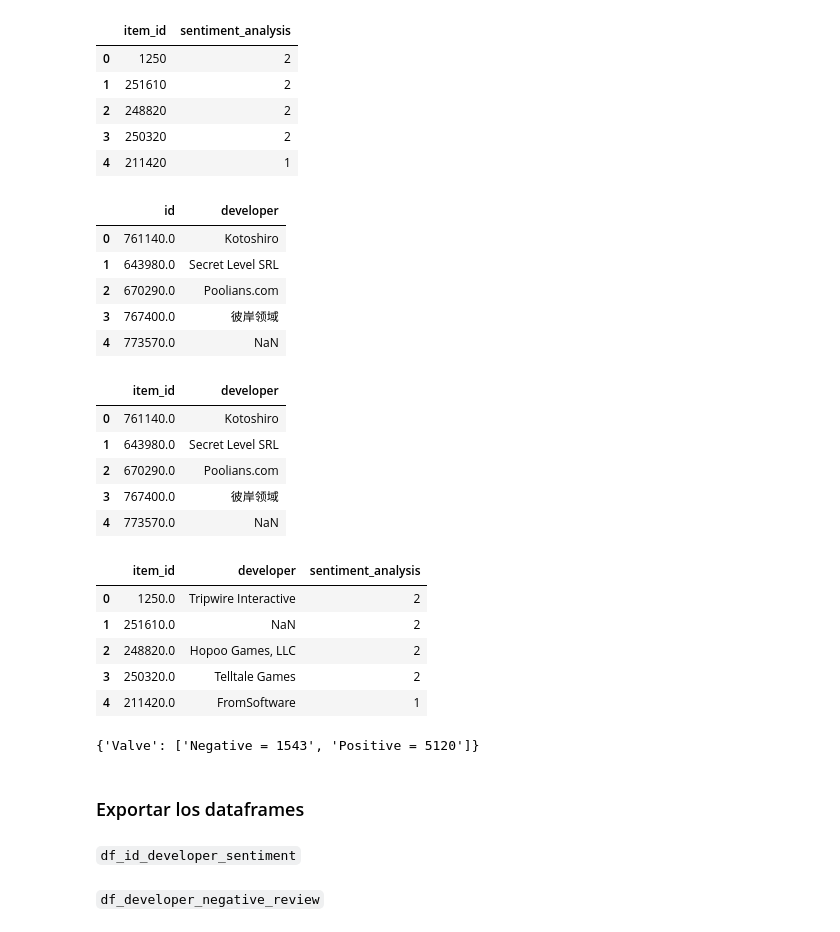
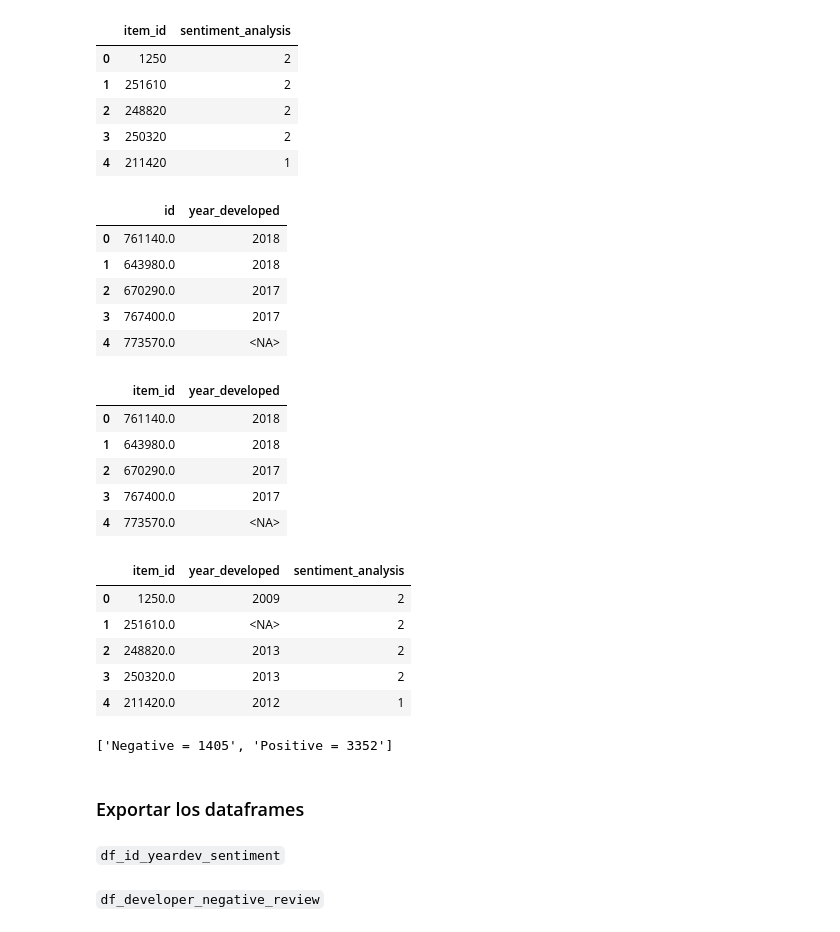
Before and after one commit to maxilucchesi/PI-MLOps, a Jupyter notebook: endpoints.ipynb, the cells around one changed output. Drawn from its saved outputs; the diff is of its cells as text; code cells hidden in the pictures.

````diff
--- a/endpoints.ipynb
+++ b/endpoints.ipynb
@@ -207,41 +207,41 @@ df_id_sentiment.head()
 # %%
 # Lo mismo, para el dataframe de steam_games
 
-df_id_developer = df_steam_games[['id', 'developer']]
-df_id_developer.head()
+df_id_yeardev = df_steam_games[['id', 'year_developed']]
+df_id_yeardev.head()
 # %% [output]
-|  | id | developer |
-| 0 | 761140.0 | Kotoshiro |
-| 1 | 643980.0 | Secret Level SRL |
-| 2 | 670290.0 | Poolians.com |
-| 3 | 767400.0 | 彼岸领域 |
-| 4 | 773570.0 | NaN |
+|  | id | year_developed |
+| 0 | 761140.0 | 2018 |
+| 1 | 643980.0 | 2018 |
+| 2 | 670290.0 | 2017 |
+| 3 | 767400.0 | 2017 |
+| 4 | 773570.0 | <NA> |
 # %%
 # Como se van a unir por id de juego, hay que renombrar las columnas para que coincidan
 
 # En el df de los developers, se cambia 'id' por 'item_id'
 
-df_id_developer = df_id_developer.rename(columns={'id': 'item_id'})
-df_id_developer.head()
+df_id_yeardev = df_id_yeardev.rename(columns={'id': 'item_id'})
+df_id_yeardev.head()
 # %% [output]
-|  | item_id | developer |
-| 0 | 761140.0 | Kotoshiro |
-| 1 | 643980.0 | Secret Level SRL |
-| 2 | 670290.0 | Poolians.com |
-| 3 | 767400.0 | 彼岸领域 |
-| 4 | 773570.0 | NaN |
+|  | item_id | year_developed |
+| 0 | 761140.0 | 2018 |
+| 1 | 643980.0 | 2018 |
+| 2 | 670290.0 | 2017 |
+| 3 | 767400.0 | 2017 |
+| 4 | 773570.0 | <NA> |
 # %%
 # Se mergean los dataframes
 
-df_id_developer_sentiment = df_id_developer.merge(df_id_sentiment, on='item_id', how='right')
-df_id_developer_sentiment.head()
+df_id_yeardev_sentiment = df_id_yeardev.merge(df_id_sentiment, on='item_id', how='right')
+df_id_yeardev_sentiment.head()
 # %% [output]
-|  | item_id | developer | sentiment_analysis |
-| 0 | 1250.0 | Tripwire Interactive | 2 |
-| 1 | 251610.0 | NaN | 2 |
-| 2 | 248820.0 | Hopoo Games, LLC | 2 |
-| 3 | 250320.0 | Telltale Games | 2 |
-| 4 | 211420.0 | FromSoftware | 1 |
+|  | item_id | year_developed | sentiment_analysis |
+| 0 | 1250.0 | 2009 | 2 |
+| 1 | 251610.0 | <NA> | 2 |
+| 2 | 248820.0 | 2013 | 2 |
+| 3 | 250320.0 | 2013 | 2 |
+| 4 | 211420.0 | 2012 | 1 |
 # %%
 # Se define la función
 
@@ -259,13 +259,13 @@ def sentiment_analysis(developer: str):
 # %%
 # Pruebo la función
 
-sentiment_analysis('Valve')
+sentiment_analysis(2014)
 # %% [output]
-{'Valve': ['Negative = 1543', 'Positive = 5120']}
+['Negative = 1405', 'Positive = 3352']
 # %% [markdown]
 ### Exportar los dataframes
 # %% [markdown]
-```df_id_developer_sentiment```
+```df_id_yeardev_sentiment```
 # %%
 # Exporto el CSV
 
````
Also changed, not shown: parts of 15 cells of this notebook.
